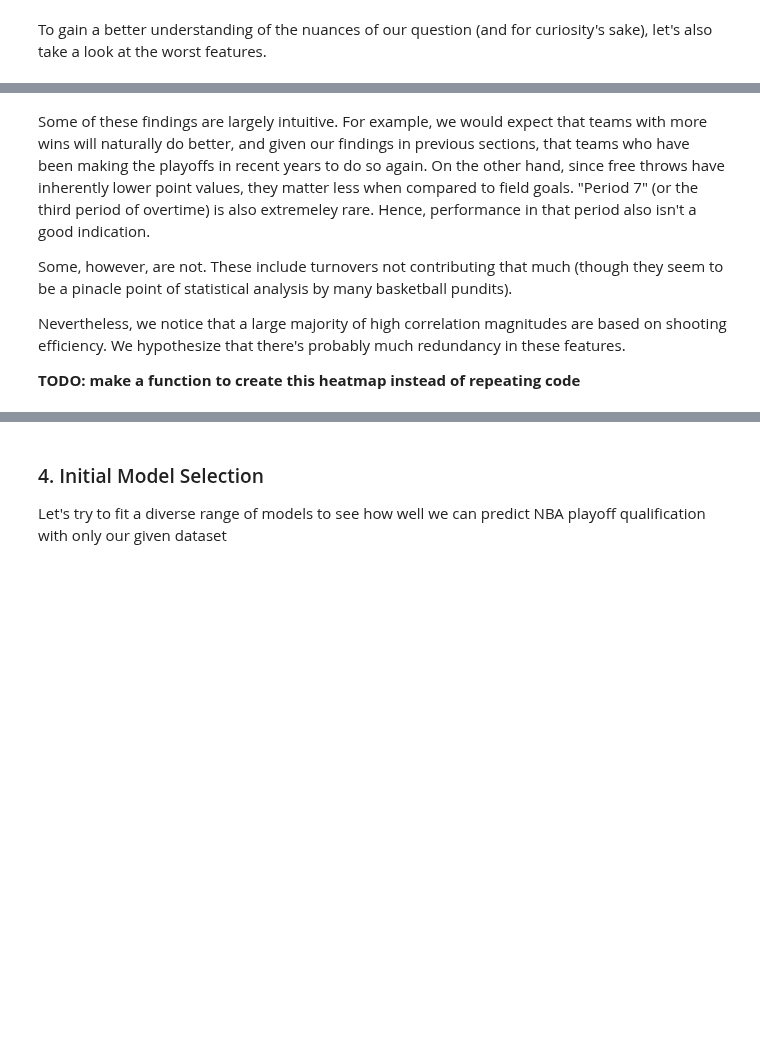
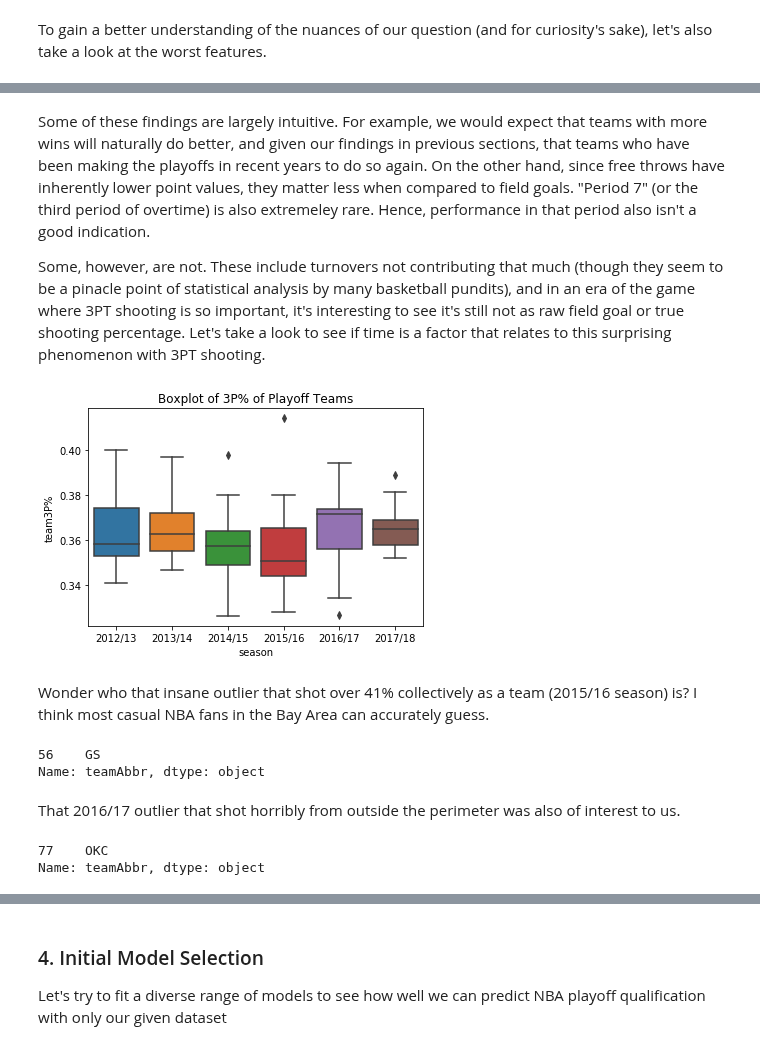
Before and after one commit to ktang98/basketball_analysis, a Jupyter notebook: basketball/basketball_analysis.ipynb, the cells around one changed output, grey strips where cells are left out. Saved outputs shown, nothing was run; the diff lists cells and outputs as text; code cells hidden in the pictures; blank space fills up the shorter version.

```diff
--- a/basketball/basketball_analysis.ipynb
+++ b/basketball/basketball_analysis.ipynb
@@ -151,19 +120,7 @@ stats_by_season
 # clean the standings table to work out play-off booleans
 # first make dates in date format and then separate by seasons
 standings['stDate'] = pd.to_datetime(standings['stDate'])
-season_range = {'2012/13': (standings['stDate'] >= '2012-10-30') & (standings['stDate'] <='2013-04-17'), \
-          '2013/14': (standings['stDate'] >= '2013-10-29') & (standings['stDate'] <='2014-04-16'), \
-          '2014/15': (standings['stDate'] >= '2014-10-28') & (standings['stDate'] <='2015-04-15'), \
-          '2015/16': (standings['stDate'] >= '2015-10-27') & (standings['stDate'] <='2016-04-13'), \
-          '2016/17': (standings['stDate'] >= '2016-10-25') & (standings['stDate'] <='2017-04-12'), \
-          '2017/18': (standings['stDate'] >= '2017-10-17') & (standings['stDate'] <='2018-04-11')}
-
-standings_data = []
-for key in season_range.keys():
-    curr = standings.loc[season_range[key]]
-    curr['season'] = [key]*len(curr)
-    standings_data.append(curr)
-all_standings = pd.concat(standings_data)
+all_standings = dateToSeason(standings, 'stDate', drop=False)
 
 # find standings at end of the season
 end_dates = ['2013-04-17', '2014-04-16', '2015-04-15', '2016-04-13', '2017-04-12', '2018-04-11']
@@ -171,5 +128,3 @@ all_standings = all_standings[all_standings['stDate'].isin(end_dates)]
 all_standings.drop(columns='stDate', inplace=True)
 rankings = all_standings[['teamAbbr', 'rank', 'season']]
 rankings = rankings.groupby(['season', 'teamAbbr']).mean()
-
-rankings.head()
@@ -207,3 +144,6 @@ draft_cap.set_index(['season', 'teamAbbr'], inplace= True)
 # %%
 # add draft pick and salary data to all data
-all_data = all_data.join(draft_cap, how='inner')
+# all_data = all_data.join(draft_cap, how='inner')
+
+# take a look at the final primary table
+all_data.head()
@@ -356,8 +285,25 @@ Name: next_playoffs, dtype: float64
 # %% [markdown]
 Some of these findings are largely intuitive. For example, we would expect that teams with more wins will naturally do better, and given our findings in previous sections, that teams who have been making the playoffs in recent years to do so again. On the other hand, since free throws have inherently lower point values, they matter less when compared to field goals. "Period 7" (or the third period of overtime) is also extremeley rare. Hence, performance in that period also isn't a good indication.
 
-Some, however, are not. These include turnovers not contributing that much (though they seem to be a pinacle point of statistical analysis by many basketball pundits).
-
-Nevertheless, we notice that a large majority of high correlation magnitudes are based on shooting efficiency. We hypothesize that there's probably much redundancy in these features.
-
-<b> TODO: make a function to create this heatmap instead of repeating code </b>
+Some, however, are not. These include turnovers not contributing that much (though they seem to be a pinacle point of statistical analysis by many basketball pundits), and in an era of the game where 3PT shooting is so important, it's interesting to see it's still not as raw field goal or true shooting percentage. Let's take a look to see if time is a factor that relates to this surprising phenomenon with 3PT shooting.
+# %%
+playoff_teams = all_data[all_data['playoffs'] == 1]
+playoff_teams = pd.DataFrame(playoff_teams.to_records())
+sns.boxplot('season', 'team3P%', data=playoff_teams)
+plt.title("Boxplot of 3P% of Playoff Teams");
+# %% [output]
+[figure, added]
+# %% [markdown]
+Wonder who that insane outlier that shot over 41% collectively as a team (2015/16 season) is? I think most casual NBA fans in the Bay Area can accurately guess.
+# %%
+playoff_teams[playoff_teams['team3P%'] > 0.41]['teamAbbr']
+# %% [output]
+56    GS
+Name: teamAbbr, dtype: object
+# %% [markdown]
+That 2016/17 outlier that shot horribly from outside the perimeter was also of interest to us.
+# %%
+playoff_teams[(playoff_teams['team3P%'] < 0.33) & (playoff_teams['season'] == '2016/17')]['teamAbbr']
+# %% [output]
+77    OKC
+Name: teamAbbr, dtype: object
```
Also changed, not shown: parts of 63 cells of this notebook.
